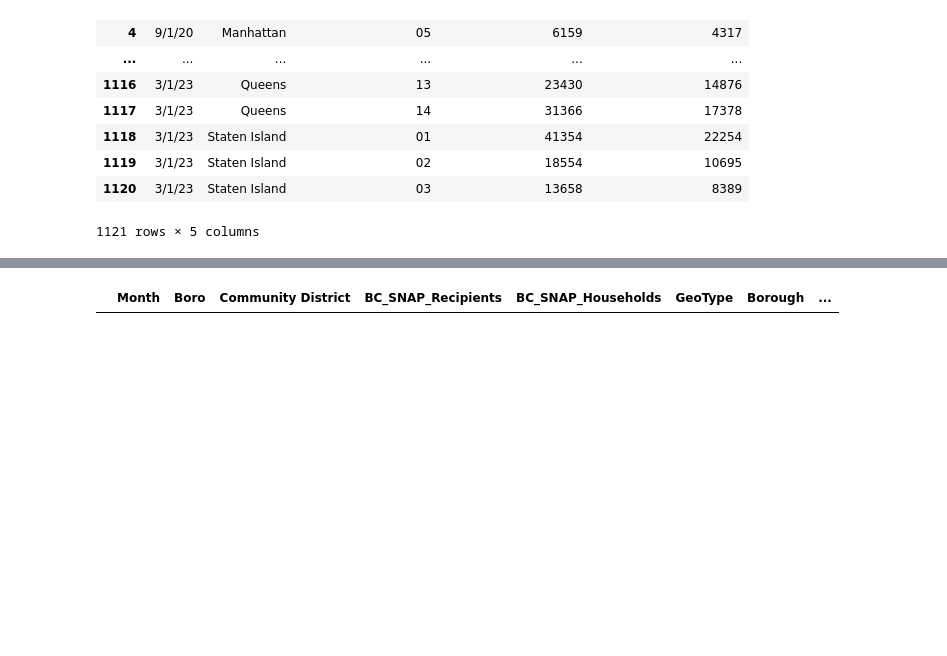
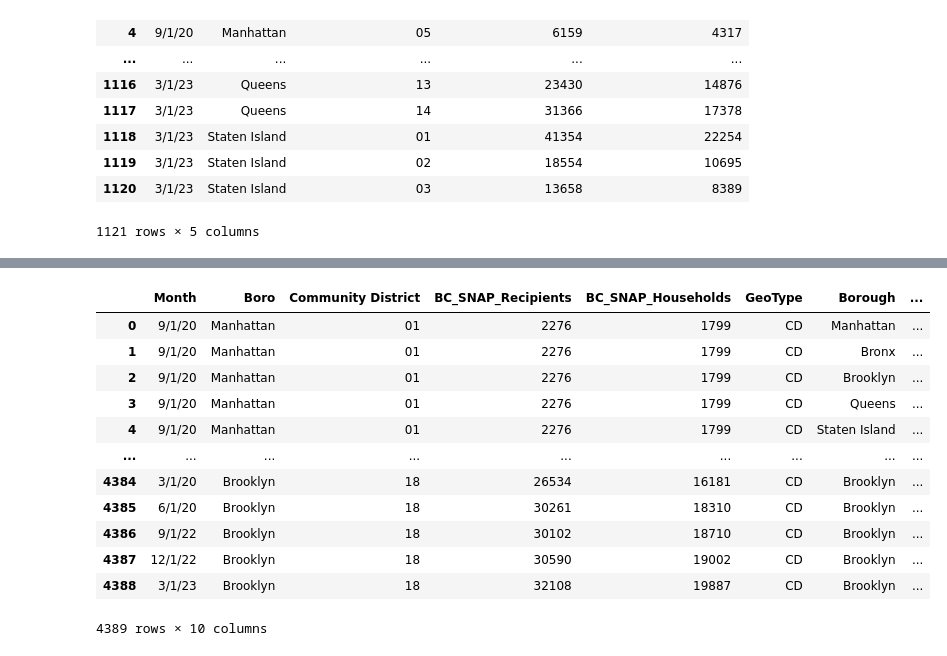
Before and after one commit to gbsmail/2023_AsAm_DataProject, a Jupyter notebook: AsAmPovertyProject.ipynb, the cells around one changed output, grey strips where cells are left out. Cells and saved outputs as stored; diff of their text form; code cells hidden in the pictures; blank space fills up the shorter version.

```diff
--- a/AsAmPovertyProject.ipynb
+++ b/AsAmPovertyProject.ipynb
@@ -368,6 +372,18 @@ display(dfb)
 2667 rows × 6 columns
 # %%
-snap_add = pd.merge(df_stamp, dfb, on = "Community District")
-snap_add
+dfc = pd.merge(df_stamp, dfb, on = "Community District")
+dfc
 # %% [output]
 |  | Month | Boro | Community District | BC_SNAP_Recipients | BC_SNAP_Households | GeoType | Borough | ... |
+| 0 | 9/1/20 | Manhattan | 01 | 2276 | 1799 | CD | Manhattan | ... |
+| 1 | 9/1/20 | Manhattan | 01 | 2276 | 1799 | CD | Bronx | ... |
+| 2 | 9/1/20 | Manhattan | 01 | 2276 | 1799 | CD | Brooklyn | ... |
+| 3 | 9/1/20 | Manhattan | 01 | 2276 | 1799 | CD | Queens | ... |
+| 4 | 9/1/20 | Manhattan | 01 | 2276 | 1799 | CD | Staten Island | ... |
+| ... | ... | ... | ... | ... | ... | ... | ... | ... |
+| 4384 | 3/1/20 | Brooklyn | 18 | 26534 | 16181 | CD | Brooklyn | ... |
+| 4385 | 6/1/20 | Brooklyn | 18 | 30261 | 18310 | CD | Brooklyn | ... |
+| 4386 | 9/1/22 | Brooklyn | 18 | 30102 | 18710 | CD | Brooklyn | ... |
+| 4387 | 12/1/22 | Brooklyn | 18 | 30590 | 19002 | CD | Brooklyn | ... |
+| 4388 | 3/1/23 | Brooklyn | 18 | 32108 | 19887 | CD | Brooklyn | ... |
+4389 rows × 10 columns
```
Also changed, not shown: parts of 11 cells of this notebook.
